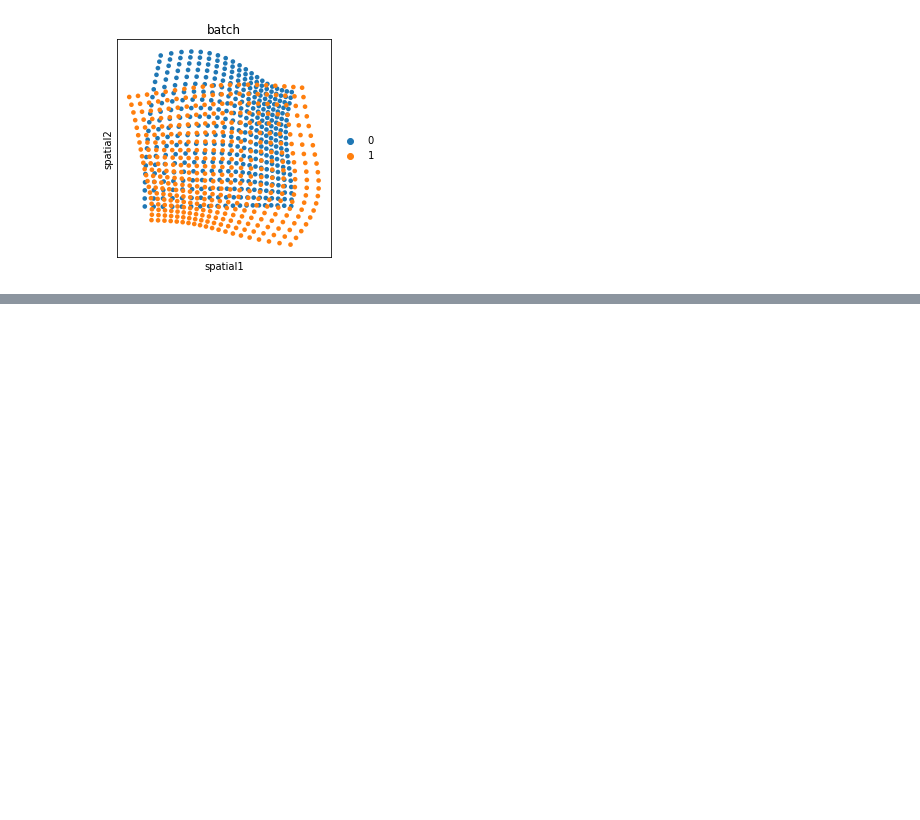
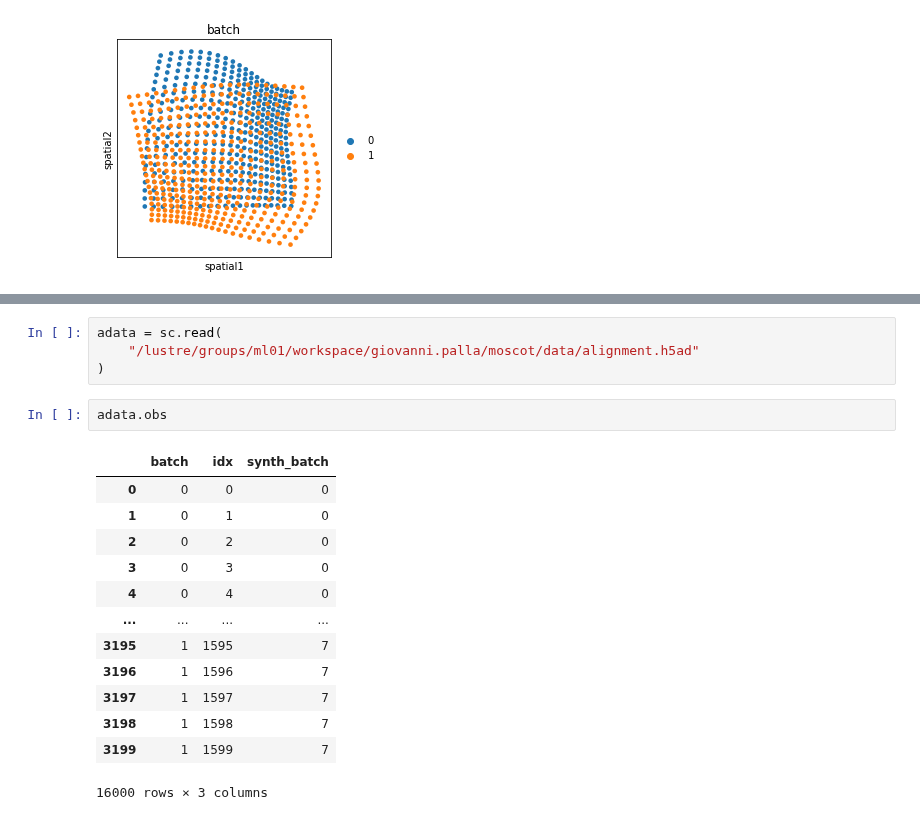
Before and after one commit to theislab/moscot_benchmarks, a Jupyter notebook: experiments/space/alignment/generate_synthetic_data.ipynb, the cells around one changed output, grey strips where cells are left out. Cells and saved outputs as stored; diff of their text form; blank space fills up the shorter version.

```diff
--- a/experiments/space/alignment/generate_synthetic_data.ipynb
+++ b/experiments/space/alignment/generate_synthetic_data.ipynb
@@ -85,0 +84,20 @@ NameError: name 'adata' is not defined
+# %%
+adata = sc.read(
+    "/lustre/groups/ml01/workspace/giovanni.palla/moscot/data/alignment.h5ad"
+)
+# %%
+adata.obs
+# %% [output]
+|  | batch | idx | synth_batch |
+| 0 | 0 | 0 | 0 |
+| 1 | 0 | 1 | 0 |
+| 2 | 0 | 2 | 0 |
+| 3 | 0 | 3 | 0 |
+| 4 | 0 | 4 | 0 |
+| ... | ... | ... | ... |
+| 3195 | 1 | 1595 | 7 |
+| 3196 | 1 | 1596 | 7 |
+| 3197 | 1 | 1597 | 7 |
+| 3198 | 1 | 1598 | 7 |
+| 3199 | 1 | 1599 | 7 |
+16000 rows × 3 columns
```
Also changed, not shown: parts of 2 cells of this notebook, 8 other files.
